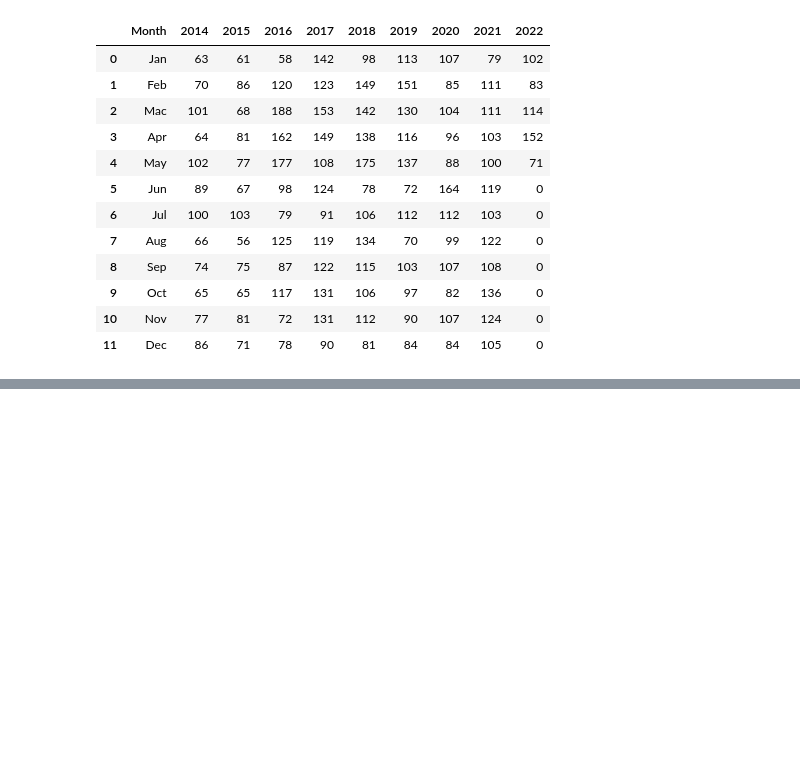
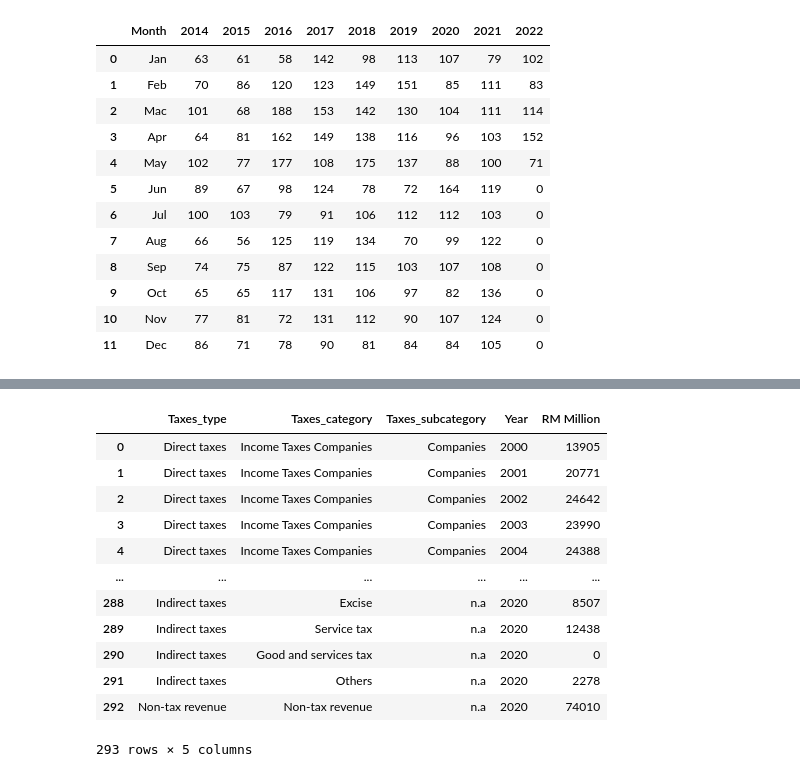
Before and after one commit to zzahir1978/my_dashboard, a Jupyter notebook: Dashboard_Notebook.ipynb, the cells around one changed output, grey strips where cells are left out. Saved outputs shown, nothing was run; the diff lists cells and outputs as text; code cells hidden in the pictures; blank space fills up the shorter version.

```diff
--- a/Dashboard_Notebook.ipynb
+++ b/Dashboard_Notebook.ipynb
@@ -145,0 +194,6 @@ df_ecost
+# %%
+df_mas_income = pd.read_csv('./data/Federal Government Revenue 2000 - 2020_dataset.csv')
+df_income_year = df_mas_income.groupby('Year').sum()
+df_income_year['Cumulative'] = df_income_year['RM Million'].cumsum()
+df_income_year = df_income_year.reset_index()
+df_income_year
@@ -145,0 +218,16 @@ df_ecost
+# %%
+df_mas_income
+# %% [output]
+|  | Taxes_type | Taxes_category | Taxes_subcategory | Year | RM Million |
+| 0 | Direct taxes | Income Taxes Companies | Companies | 2000 | 13905 |
+| 1 | Direct taxes | Income Taxes Companies | Companies | 2001 | 20771 |
+| 2 | Direct taxes | Income Taxes Companies | Companies | 2002 | 24642 |
+| 3 | Direct taxes | Income Taxes Companies | Companies | 2003 | 23990 |
+| 4 | Direct taxes | Income Taxes Companies | Companies | 2004 | 24388 |
+| ... | ... | ... | ... | ... | ... |
+| 288 | Indirect taxes | Excise | n.a | 2020 | 8507 |
+| 289 | Indirect taxes | Service tax | n.a | 2020 | 12438 |
+| 290 | Indirect taxes | Good and services tax | n.a | 2020 | 0 |
+| 291 | Indirect taxes | Others | n.a | 2020 | 2278 |
+| 292 | Non-tax revenue | Non-tax revenue | n.a | 2020 | 74010 |
+293 rows × 5 columns
```
Also changed, not shown: parts of 7 cells of this notebook.
